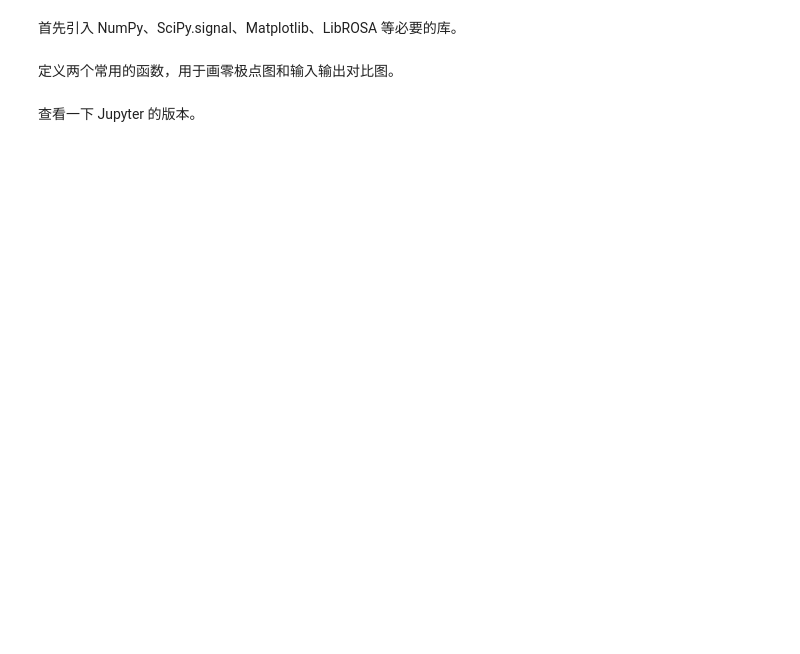
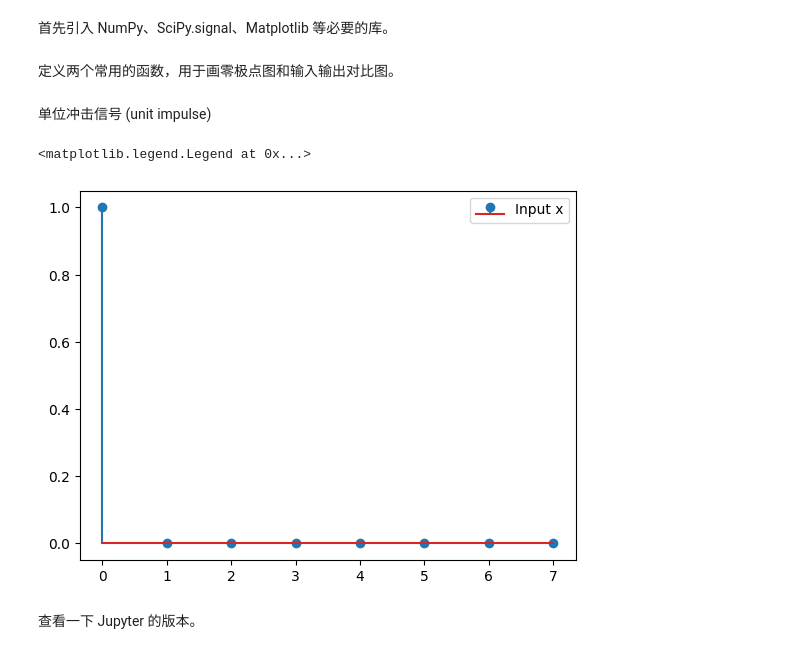
Before and after one commit to chenshuo/notes, a Jupyter notebook: dsp_labs/1-dlti.ipynb, the cells around one changed output. Drawn from its saved outputs; the diff is of its cells as text; code cells hidden in the pictures; blank space fills up the shorter version.

```diff
--- a/dsp_labs/1-dlti.ipynb
+++ b/dsp_labs/1-dlti.ipynb
@@ -13,5 +16,5 @@ https://colab.research.google.com/github/chenshuo/notes/blob/master/dsp_labs/1-d
 # %% [markdown]
-首先引入 NumPy、SciPy.signal、Matplotlib、LibROSA 等必要的库。
+首先引入 NumPy、SciPy.signal、Matplotlib 等必要的库。
 # %%
 import numpy as np
 import matplotlib.pyplot as plt
@@ -43,3 +42,12 @@ def draw_resp_stem(x, y):
+# %% [markdown]
+单位冲击信号 (unit impulse)
+# %%
+%matplotlib inline
+plt.stem(signal.unit_impulse(8), label='Input x')
+plt.legend()
+# %% [output]
+<matplotlib.legend.Legend at 0x...>
+[figure, added]
 # %% [markdown]
 查看一下 Jupyter 的版本。
 # %%
```
Also changed, not shown: parts of 101 cells of this notebook, 14 other files.
